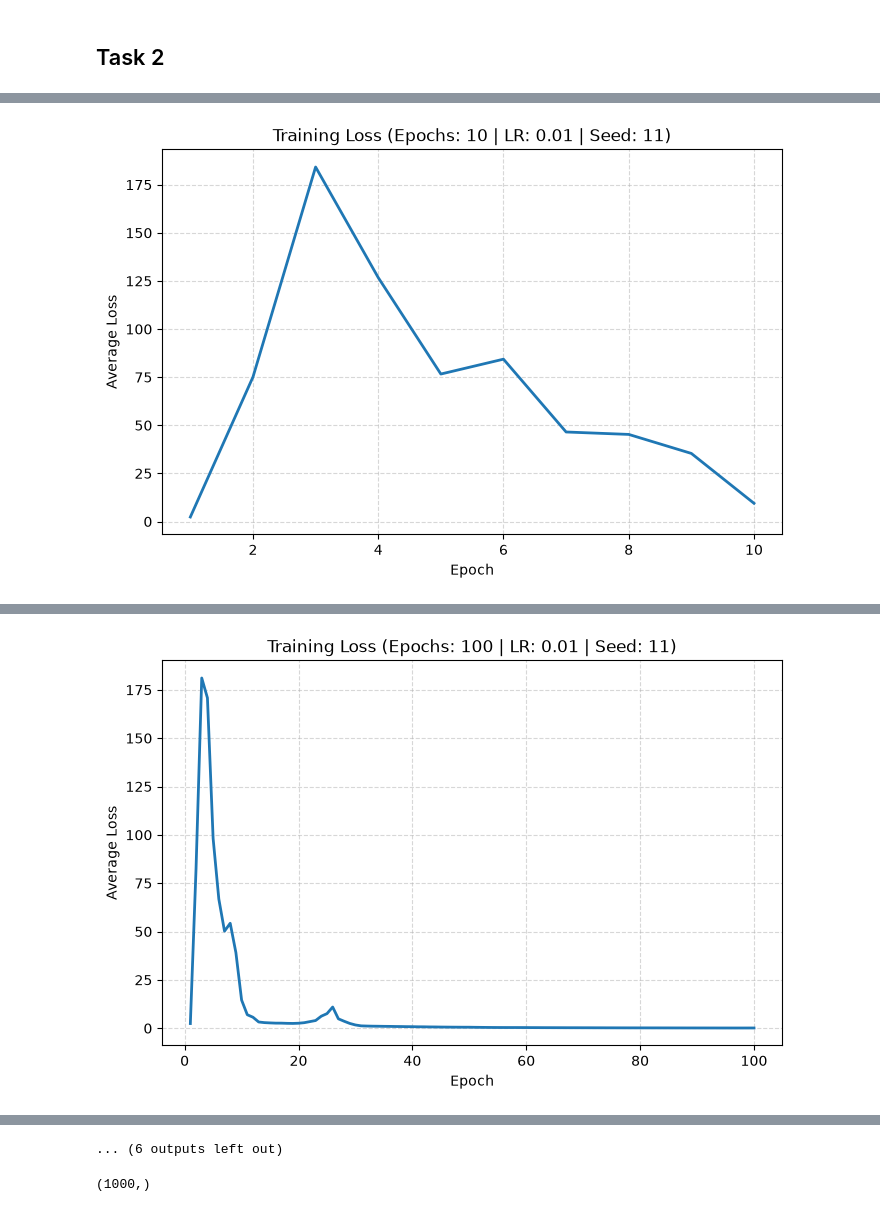
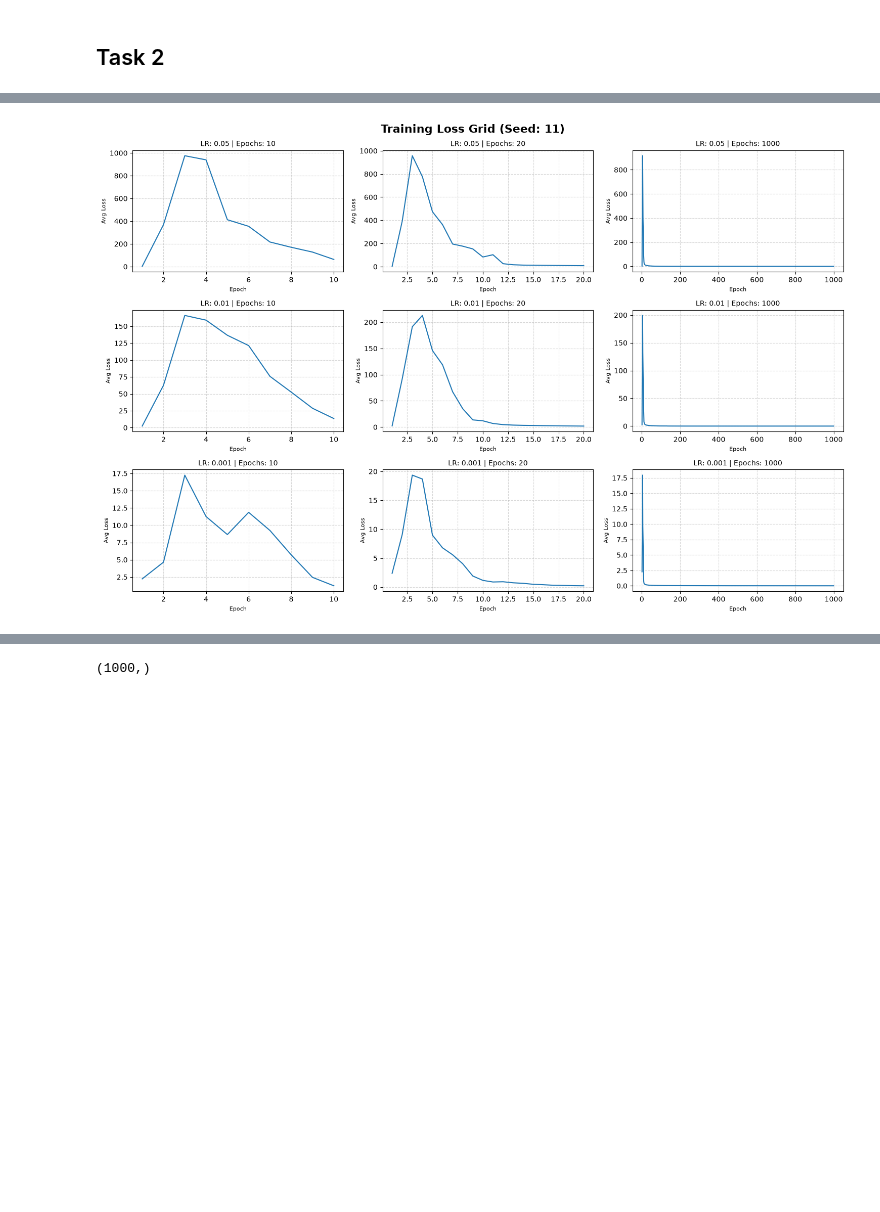
Before and after one commit to HippolyteLC/IDL, a Jupyter notebook: assignment_1/a1.ipynb, the cells around one changed output, grey strips where cells are left out. Drawn from its saved outputs; the diff is of its cells as text; code cells hidden in the pictures; blank space fills up the shorter version.

Commit message:
added plot grid

```diff
--- a/assignment_1/a1.ipynb
+++ b/assignment_1/a1.ipynb
@@ -132,13 +132,26 @@ Shapes: 1707 (1707,)
 ![image.png](attachment:image.png)
 # %%
 seeds = [11]
-lrs = [0.01, 0.05,0.001]
-epochs = [10, 100, 1000]
+lrs = [0.05, 0.01,0.001]
+epochs = [10, 20, 1000]
 
 def run_experiment(seeds, lrs, epochs):
     for seed in seeds:
-        for lr in lrs:
-            for n_epochs in epochs:
+        np.random.seed(seed)
+        figs, axes = plt.subplots(
+            nrows=len(lrs),
+            ncols=len(epochs),
+            figsize=(15,10),
+            sharex=False,
+            sharey=False,
+        )
+        figs.suptitle(
+            f"Training Loss Grid (Seed: {seed})", fontsize=16, fontweight="bold"
+        )
+        for idx_lr, lr in enumerate(lrs):
+            for idx_n_epochs, n_epochs in enumerate(epochs):
+                ax = axes[idx_lr, idx_n_epochs]
+
                 X_in = X.T
                 in_dim = X_in.shape[0]
                 n_samples = X_in.shape[1]
@@ -178,15 +191,20 @@ def run_experiment(seeds, lrs, epochs):
                 accuracy = np.sum((predictions == y_test).astype(int))/y_test.shape[0]
                 print(f"(Test) | Avg loss: {L / n_samples:.6f}| Accuracy: {accuracy:.6f}")
 
-                title = f"Training Loss (Epochs: {n_epochs} | LR: {lr} | Seed: {seed})"
-                plt.figure(figsize=(8, 5))
-                plt.plot(range(1, n_epochs + 1), [l / n_samples for l in loss], linewidth=2)
-                plt.title(title)
-                plt.xlabel("Epoch")
-                plt.ylabel("Average Loss")
-                plt.grid(True, linestyle="--", alpha=0.5)
-                plt.savefig(title + ".png")
-                plt.show()
+                avg_losses = [l / n_samples for l in loss]
+                ax.plot(range(1, n_epochs + 1), avg_losses, linewidth=1.5)
+                ax.set_title(f"LR: {lr} | Epochs: {n_epochs}", fontsize=10)
+                ax.set_xlabel("Epoch", fontsize=8)
+                ax.set_ylabel("Avg Loss", fontsize=8)
+                ax.grid(True, linestyle="--", alpha=0.5)
 
+
+                # plt.plot(range(1, n_epochs + 1), avg_losses, label=f"LR: {lr}", linewidth=2)
+
+                # title = f"Training Loss (Epochs: {n_epochs} | LR: {lr} | Seed: {seed})"
+
+        plt.tight_layout()
+        plt.savefig(f"grid_loss_seed_{seed}.png")
+        plt.show()
 run_experiment(seeds, lrs, epochs)
 # %% [output]
@@ -204 +228 @@ Epoch 10 | Avg loss: 9.466766
-[figure, old version]
+[figure, new version]
@@ -222 +228,0 @@ Epoch 100 | Avg loss: 0.127339
-[figure, removed]
@@ -289,4 +229,3 @@ Epoch 1000 | Avg loss: 0.000001
-... (6 outputs left out)
 # %%
 y_test.shape
 # %% [output]
```
Also changed, not shown: parts of 1 cell of this notebook, 28 other files.
